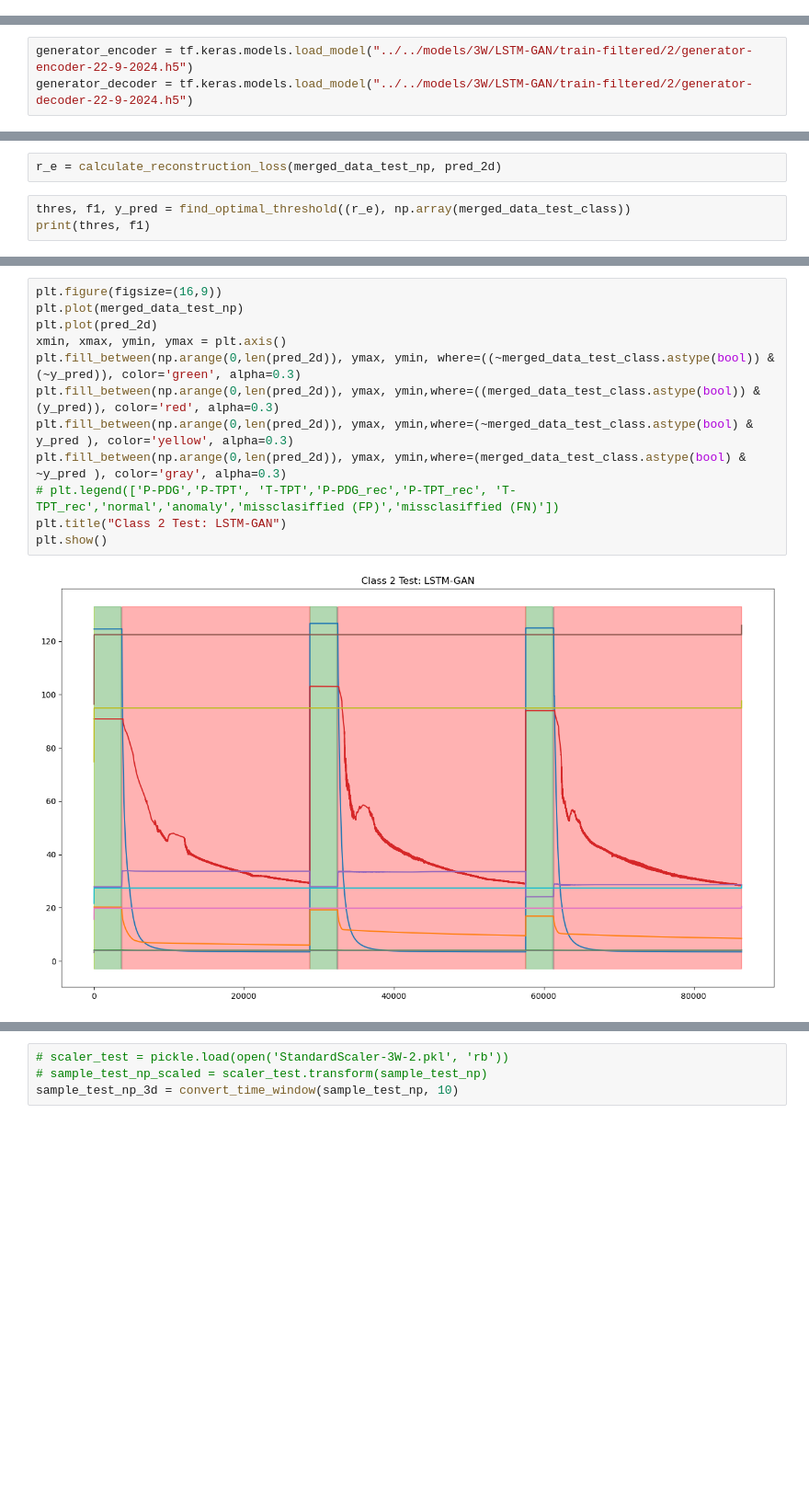
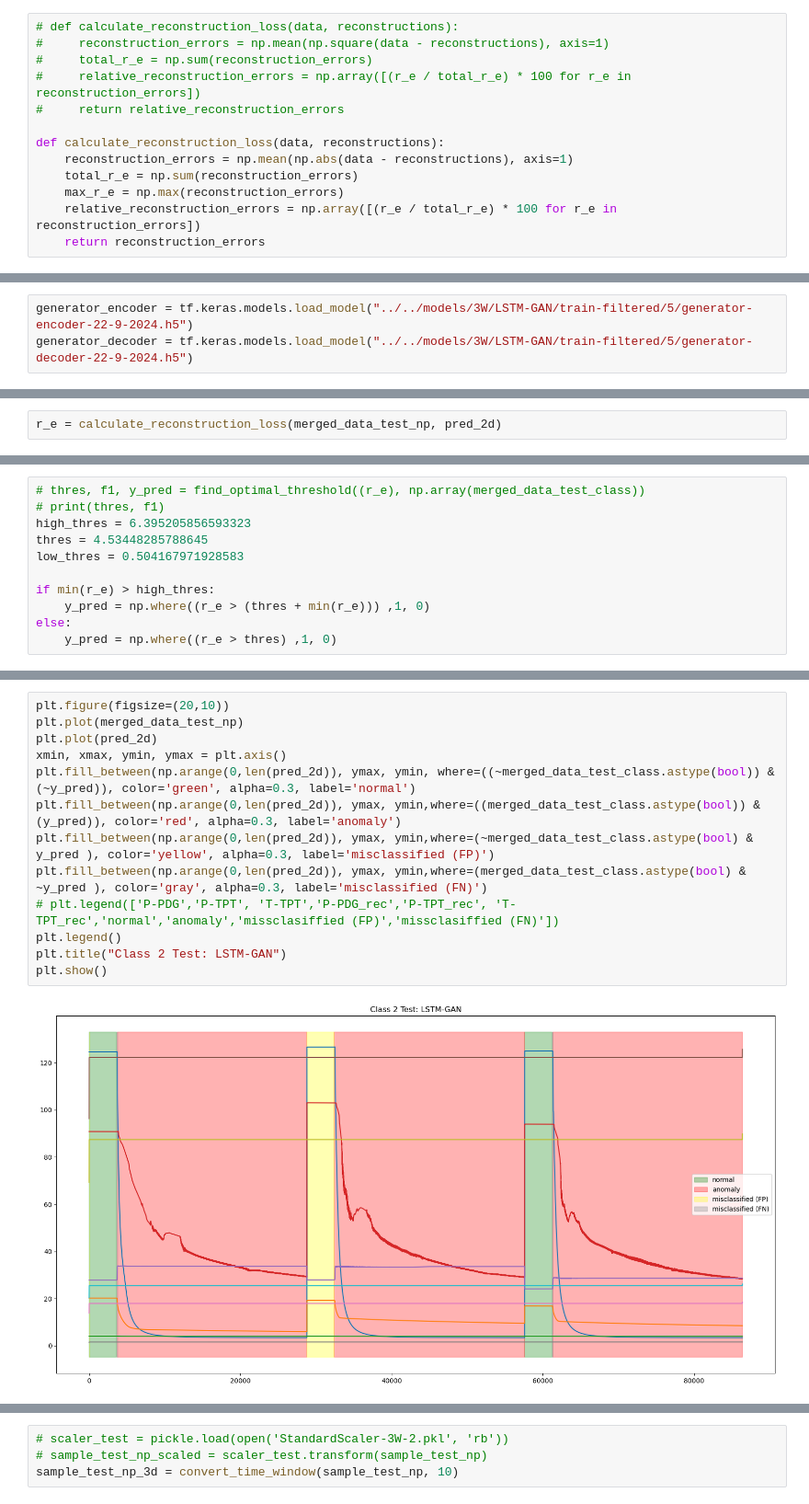
Before and after one commit to frrp16/Anomaly-Detection-Oil-and-Gas, a Jupyter notebook: code/3W/paper-4-lstm-gan-rev copy 2.ipynb, the cells around one changed output, grey strips where cells are left out. Shown at 92% size. Saved outputs shown, nothing was run; the diff lists cells and outputs as text; blank space fills up the shorter version.

```diff
--- a/code/3W/paper-4-lstm-gan-rev copy 2.ipynb
+++ b/code/3W/paper-4-lstm-gan-rev copy 2.ipynb
@@ -139,3 +135,16 @@ def calculate_reconstruction_loss(data, reconstructions):
+# %%
+# def calculate_reconstruction_loss(data, reconstructions):
+#     reconstruction_errors = np.mean(np.square(data - reconstructions), axis=1)
+#     total_r_e = np.sum(reconstruction_errors)
+#     relative_reconstruction_errors = np.array([(r_e / total_r_e) * 100 for r_e in reconstruction_errors])
+#     return relative_reconstruction_errors
+
+def calculate_reconstruction_loss(data, reconstructions):
+    reconstruction_errors = np.mean(np.abs(data - reconstructions), axis=1)
+    total_r_e = np.sum(reconstruction_errors)
+    max_r_e = np.max(reconstruction_errors)
+    relative_reconstruction_errors = np.array([(r_e / total_r_e) * 100 for r_e in reconstruction_errors])
+    return reconstruction_errors
 # %%
 def find_optimal_threshold(reconstruction_errors, y_true):
     from sklearn.metrics import accuracy_score, balanced_accuracy_score
@@ -610,6 +702,6 @@ merged_data_test_np_3d.shape
 # %% [output]
 (86388, 10, 5)
 # %%
-generator_encoder = tf.keras.models.load_model("../../models/3W/LSTM-GAN/train-filtered/2/generator-encoder-22-9-2024.h5")
-generator_decoder = tf.keras.models.load_model("../../models/3W/LSTM-GAN/train-filtered/2/generator-decoder-22-9-2024.h5")
+generator_encoder = tf.keras.models.load_model("../../models/3W/LSTM-GAN/train-filtered/5/generator-encoder-22-9-2024.h5")
+generator_decoder = tf.keras.models.load_model("../../models/3W/LSTM-GAN/train-filtered/5/generator-decoder-22-9-2024.h5")
 # %% [output]
@@ -637,5 +729,2 @@ plt.show()
 # %%
 r_e = calculate_reconstruction_loss(merged_data_test_np, pred_2d)
-# %%
-thres, f1, y_pred = find_optimal_threshold((r_e), np.array(merged_data_test_class))
-print(thres, f1)
@@ -644 +731,12 @@ print(thres, f1)
+# %%
+# thres, f1, y_pred = find_optimal_threshold((r_e), np.array(merged_data_test_class))
+# print(thres, f1)
+high_thres = 6.395205856593323
+thres = 4.53448285788645
+low_thres = 0.504167971928583
+
+if min(r_e) > high_thres:
+    y_pred = np.where((r_e > (thres + min(r_e))) ,1, 0)
+else:
+    y_pred = np.where((r_e > thres) ,1, 0)
 # %%
@@ -665,15 +772,16 @@ cm_display.plot()
 # %%
-plt.figure(figsize=(16,9))
+plt.figure(figsize=(20,10))
 plt.plot(merged_data_test_np)
 plt.plot(pred_2d)
 xmin, xmax, ymin, ymax = plt.axis()
-plt.fill_between(np.arange(0,len(pred_2d)), ymax, ymin, where=((~merged_data_test_class.astype(bool)) & (~y_pred)), color='green', alpha=0.3)
-plt.fill_between(np.arange(0,len(pred_2d)), ymax, ymin,where=((merged_data_test_class.astype(bool)) & (y_pred)), color='red', alpha=0.3)
-plt.fill_between(np.arange(0,len(pred_2d)), ymax, ymin,where=(~merged_data_test_class.astype(bool) & y_pred ), color='yellow', alpha=0.3)
-plt.fill_between(np.arange(0,len(pred_2d)), ymax, ymin,where=(merged_data_test_class.astype(bool) & ~y_pred ), color='gray', alpha=0.3)
+plt.fill_between(np.arange(0,len(pred_2d)), ymax, ymin, where=((~merged_data_test_class.astype(bool)) & (~y_pred)), color='green', alpha=0.3, label='normal')
+plt.fill_between(np.arange(0,len(pred_2d)), ymax, ymin,where=((merged_data_test_class.astype(bool)) & (y_pred)), color='red', alpha=0.3, label='anomaly')
+plt.fill_between(np.arange(0,len(pred_2d)), ymax, ymin,where=(~merged_data_test_class.astype(bool) & y_pred ), color='yellow', alpha=0.3, label='misclassified (FP)')
+plt.fill_between(np.arange(0,len(pred_2d)), ymax, ymin,where=(merged_data_test_class.astype(bool) & ~y_pred ), color='gray', alpha=0.3, label='misclassified (FN)')
 # plt.legend(['P-PDG','P-TPT', 'T-TPT','P-PDG_rec','P-TPT_rec', 'T-TPT_rec','normal','anomaly','missclasiffied (FP)','missclasiffied (FN)'])
+plt.legend()
 plt.title("Class 2 Test: LSTM-GAN")
 plt.show()
 # %% [output]
-[figure, old version]
+[figure, new version]
 # %% [markdown]
```
Also changed, not shown: parts of 42 cells of this notebook, 3 other files.
